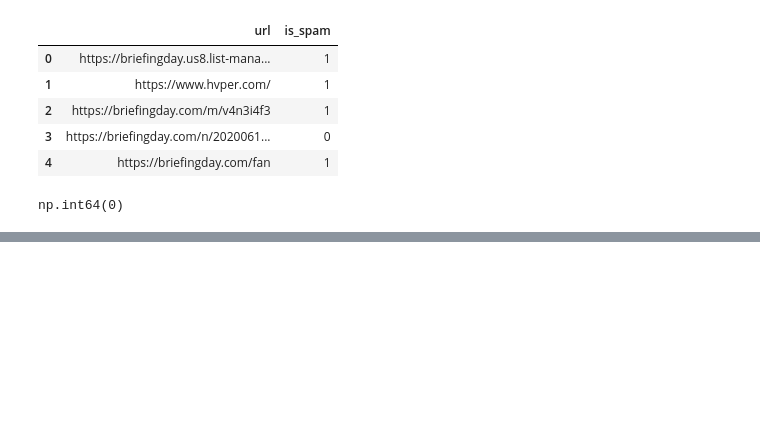
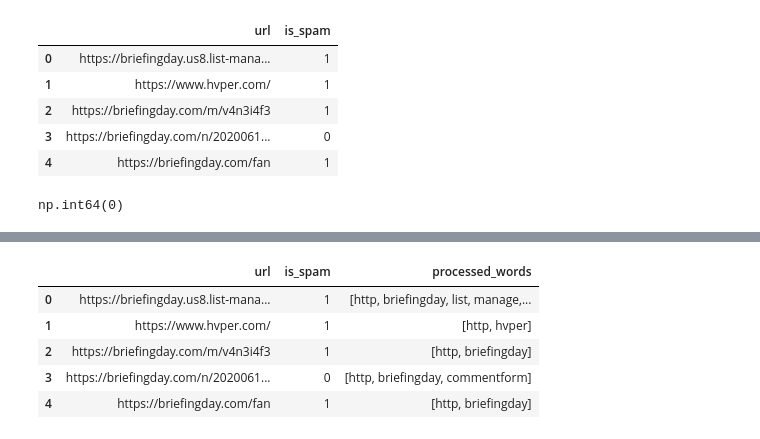
Before and after one commit to pdeleonsoria/NLP, a Jupyter notebook: src/explore.ipynb, the cells around one changed output, grey strips where cells are left out. Saved outputs shown, nothing was run; the diff lists cells and outputs as text; code cells hidden in the pictures; blank space fills up the shorter version.

```diff
--- a/src/explore.ipynb
+++ b/src/explore.ipynb
@@ -52,0 +104,18 @@ TypeError: expected string or bytes-like object, got 'list'
+# %%
+#LEMATIZACIÓN, ELIMINACIÓN DE STOPWORDS Y NETWORDS
+
+download("wordnet")
+lemmatizer = WordNetLemmatizer()
+
+download("stopwords")
+stop_words = stopwords.words("english")
+
+def lemmatize_text(words, lemmatizer = lemmatizer):
+    tokens = [lemmatizer.lemmatize(word) for word in words]
+    tokens = [word for word in tokens if word not in stop_words]
+    tokens = [word for word in tokens if len(word) > 3]
+    return tokens
+
+df["processed_words"] = df["processed_words"].apply(lemmatize_text)
+df.head()
+# %% [output]
@@ -52,0 +126,6 @@ TypeError: expected string or bytes-like object, got 'list'
+|  | url | is_spam | processed_words |
+| 0 | https://briefingday.us8.list-mana... | 1 | [http, briefingday, list, manage,... |
+| 1 | https://www.hvper.com/ | 1 | [http, hvper] |
+| 2 | https://briefingday.com/m/v4n3i4f3 | 1 | [http, briefingday] |
+| 3 | https://briefingday.com/n/2020061... | 0 | [http, briefingday, commentform] |
+| 4 | https://briefingday.com/fan | 1 | [http, briefingday] |
```
Also changed, not shown: parts of 22 cells of this notebook, 1 other file.
